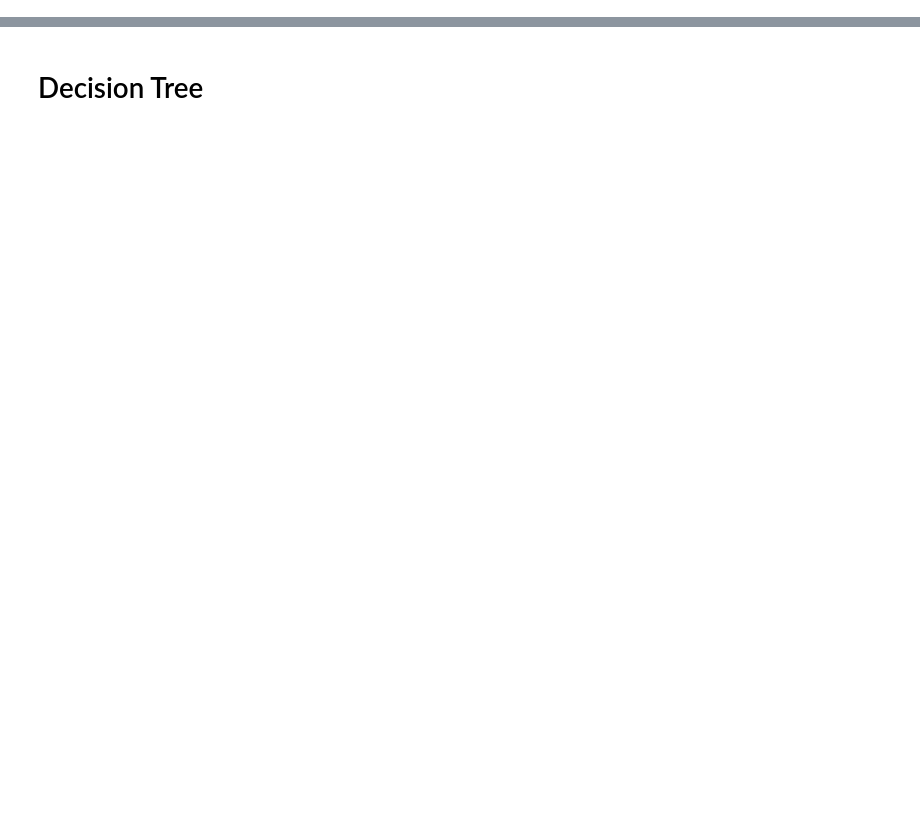
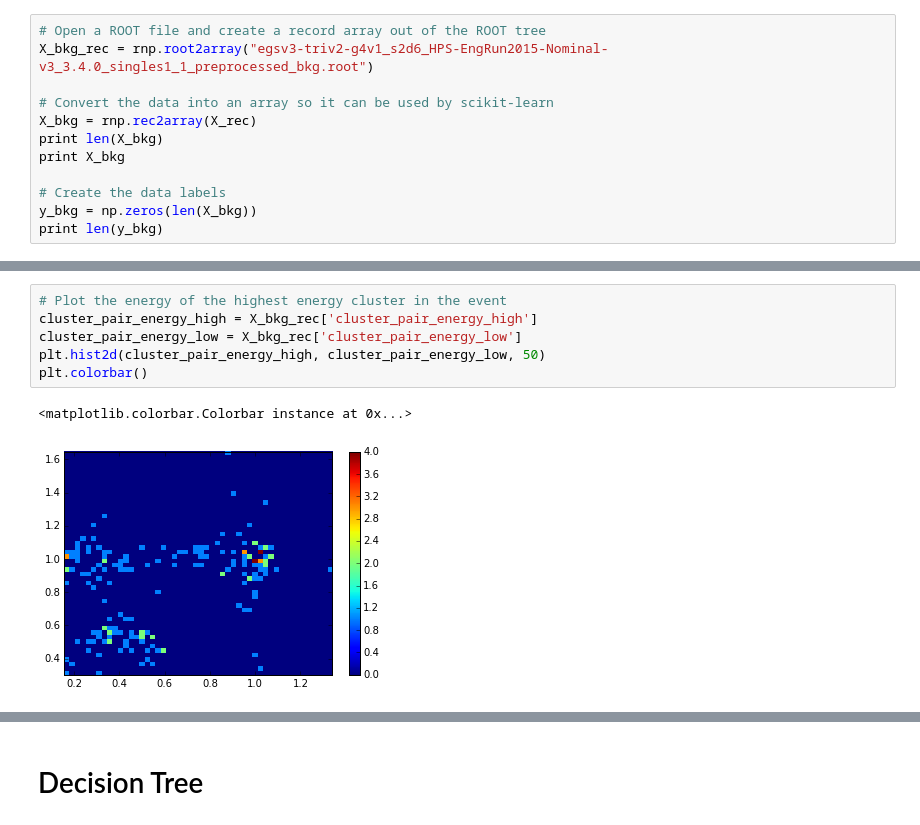
Before and after one commit to omar-moreno/hps-analysis, a Jupyter notebook: python/notebooks/moller_classification.ipynb, the cells around one changed output, grey strips where cells are left out. Cells and saved outputs as stored; diff of their text form; blank space fills up the shorter version.

```diff
--- a/python/notebooks/moller_classification.ipynb
+++ b/python/notebooks/moller_classification.ipynb
@@ -32,0 +83,12 @@ plt.hist(cluster_pair_energy_high, 10, normed=1, facecolor='green', alpha=0.5)
+# %%
+# Open a ROOT file and create a record array out of the ROOT tree
+X_bkg_rec = rnp.root2array("egsv3-triv2-g4v1_s2d6_HPS-EngRun2015-Nominal-v3_3.4.0_singles1_1_preprocessed_bkg.root")
+
+# Convert the data into an array so it can be used by scikit-learn
+X_bkg = rnp.rec2array(X_rec)
+print len(X_bkg)
+print X_bkg
+
+# Create the data labels
+y_bkg = np.zeros(len(X_bkg))
+print len(y_bkg)
@@ -32,0 +105,9 @@ plt.hist(cluster_pair_energy_high, 10, normed=1, facecolor='green', alpha=0.5)
+# %%
+# Plot the energy of the highest energy cluster in the event
+cluster_pair_energy_high = X_bkg_rec['cluster_pair_energy_high']
+cluster_pair_energy_low = X_bkg_rec['cluster_pair_energy_low']
+plt.hist2d(cluster_pair_energy_high, cluster_pair_energy_low, 50)
+plt.colorbar()
+# %% [output]
+<matplotlib.colorbar.Colorbar instance at 0x...>
+[figure, added]
```
Also changed, not shown: parts of 17 cells of this notebook.
